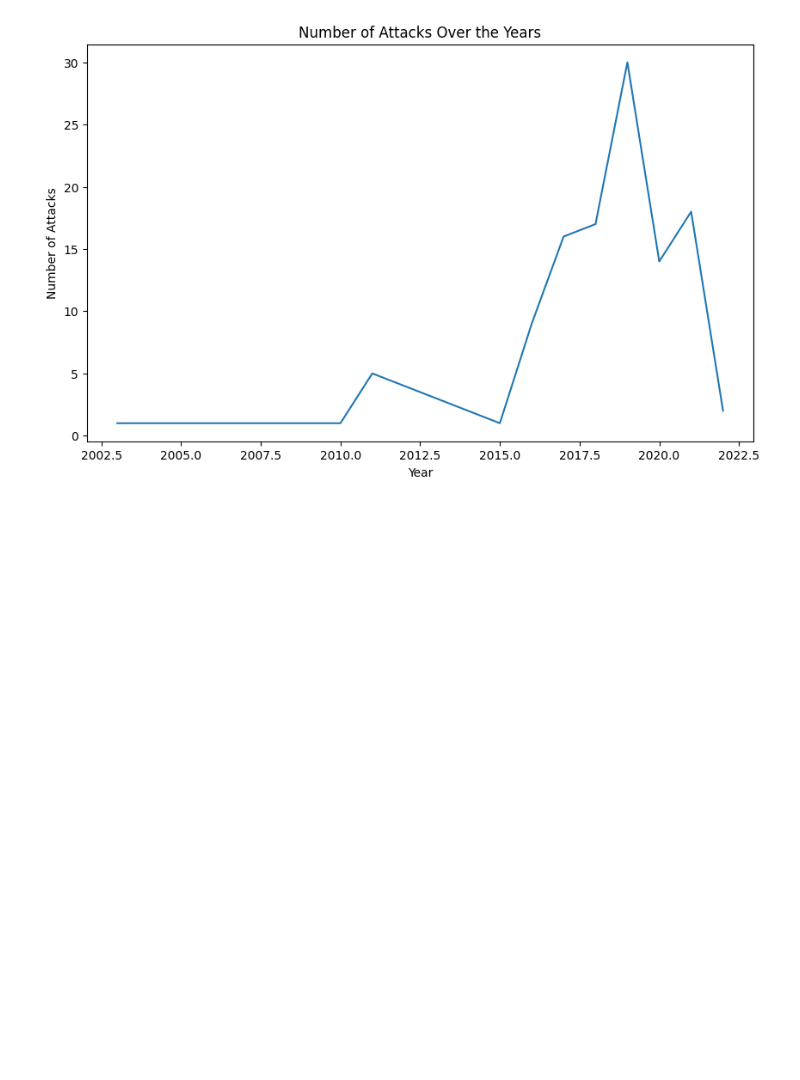
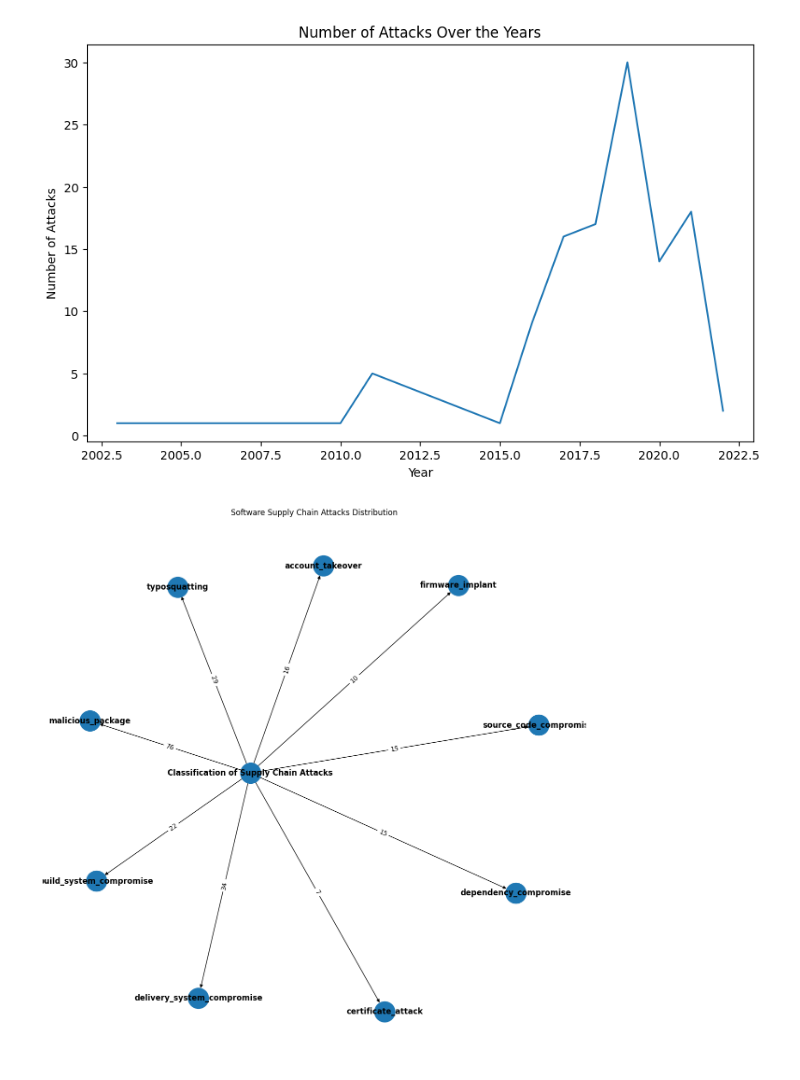
Before and after one commit to Er0r/Machine_Learning_Workflows, a Jupyter notebook: open_source_attack_detection/catagorize_attack/open_source_attack_demonstration.ipynb, the cells around one changed output. Saved outputs shown, nothing was run; the diff lists cells and outputs as text; code cells hidden in the pictures; blank space fills up the shorter version.

```diff
--- a/open_source_attack_detection/catagorize_attack/open_source_attack_demonstration.ipynb
+++ b/open_source_attack_detection/catagorize_attack/open_source_attack_demonstration.ipynb
@@ -85,0 +88,50 @@ plt.show()
+# %%
+
+import networkx as nx
+
+# Define columns that indicate attack types
+attack_columns = [
+    "typosquatting",
+    "malicious_package",
+    "dependency_compromise",
+    "account_takeover",
+    "delivery_system_compromise",
+    "certificate_attack",
+    "firmware_implant",
+    "build_system_compromise",
+    "source_code_compromise",
+]
+
+for column in attack_columns:
+    data[column] = pd.to_numeric(data[column], errors='coerce')
+
+# Count the occurrences of "Yes" for each attack type
+attack_counts = data[attack_columns].sum()
+
+# Define root node and child nodes
+root_node = "Classification of Supply Chain Attacks"
+child_nodes = list(attack_counts.index)
+
+# Setup the graph
+G = nx.DiGraph()
+G.add_node(root_node)
+
+# Add child nodes and edges with counts
+for child, weight in attack_counts.items():
+    G.add_node(child)
+    G.add_edge(root_node, child, weight=weight)
+
+# Set node positions
+pos = nx.spring_layout(G)
+
+# Draw the graph
+plt.figure(figsize=(15, 15))
+nx.draw_networkx(G, pos, with_labels=True, font_weight="bold", node_size=1000)
+nx.draw_networkx_edge_labels(G, pos, edge_labels=nx.get_edge_attributes(G, 'weight'), font_size=10)
+plt.title("Software Supply Chain Attacks Distribution")
+plt.axis("off")
+
+# Show the plot
+plt.show()
+# %% [output]
+[figure, added]
```
Also changed, not shown: parts of 2 cells of this notebook, 3 other files.
